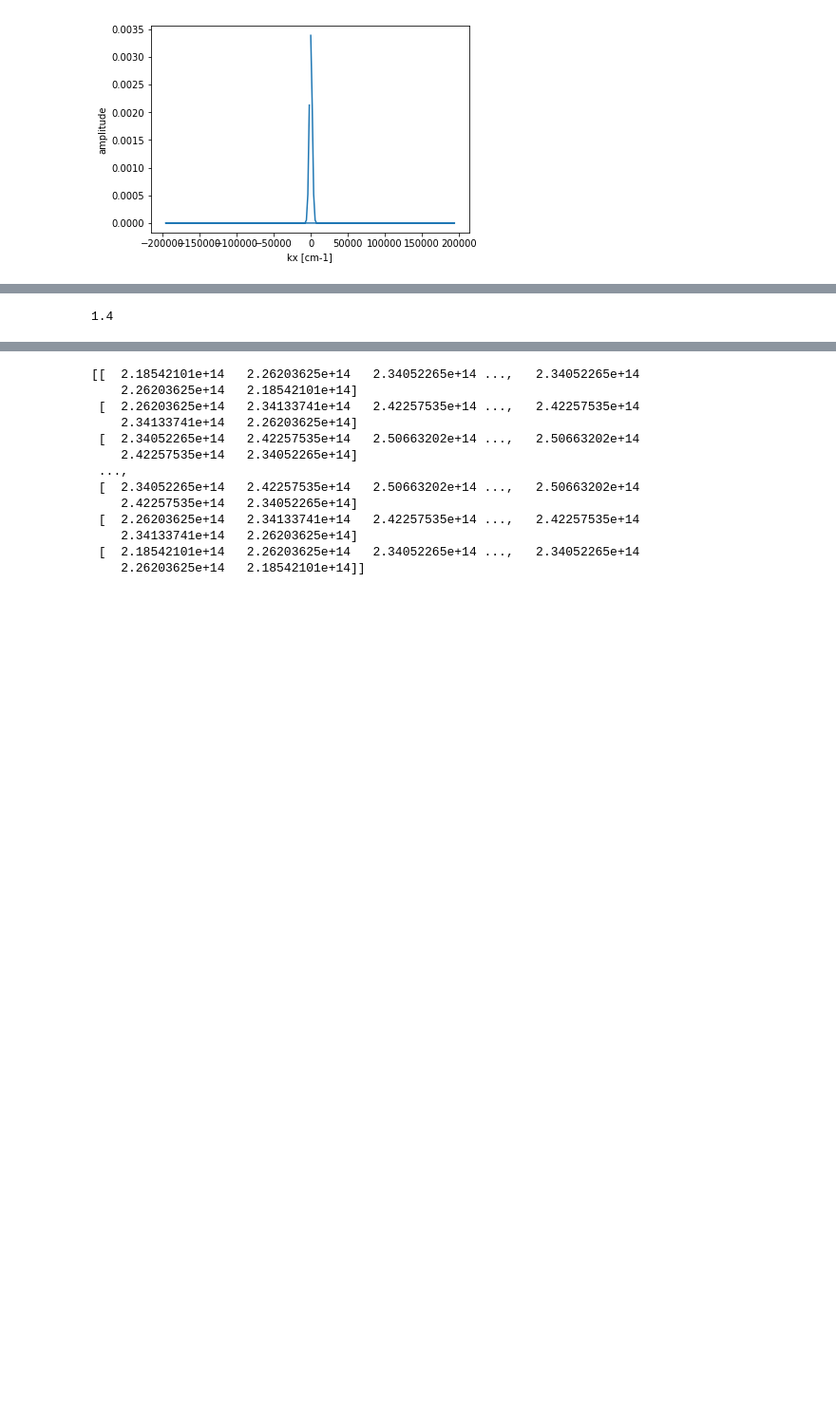
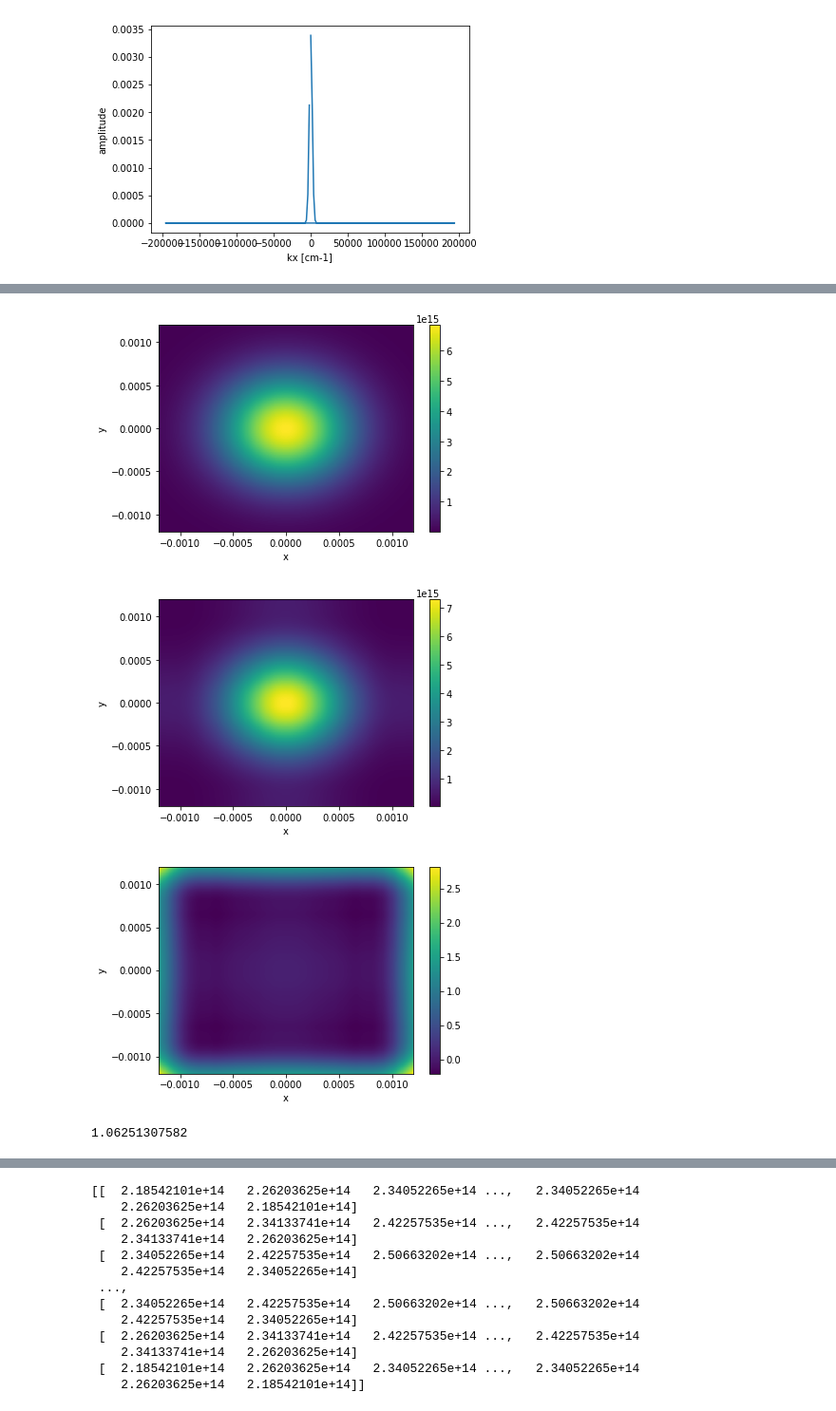
Before and after one commit to kimhong-chao/Project-PHY571, a Jupyter notebook: Design/EA.ipynb, the cells around one changed output, grey strips where cells are left out. Shown at 95% size. Saved outputs shown, nothing was run; the diff lists cells and outputs as text; code cells hidden in the pictures; blank space fills up the shorter version.

```diff
--- a/Design/EA.ipynb
+++ b/Design/EA.ipynb
@@ -259,5 +259,30 @@ fig.show()
-# %%
-print(Lz)
-# %% [output]
-1.4
+# %%
+fig, ax = plt.subplots()
+mesh = ax.pcolormesh(x, y, res_analytique(Lz))
+ax.set_xlabel('x')
+ax.set_ylabel('y')
+plt.colorbar(mesh, ax=ax)
+fig.show()
+
+fig, ax = plt.subplots()
+mesh = ax.pcolormesh(x, y, laser.matrix[-1])
+ax.set_xlabel('x')
+ax.set_ylabel('y')
+plt.colorbar(mesh, ax=ax)
+fig.show()
+
+fig, ax = plt.subplots()
+mesh = ax.pcolormesh(x, y, np.log(laser.matrix[-1]/res_analytique(Lz)))
+ax.set_xlabel('x')
+ax.set_ylabel('y')
+plt.colorbar(mesh, ax=ax)
+fig.show()
+# %% [output]
+[figure, added]
+[figure, added]
+[figure, added]
+# %%
+print(laser.matrix[-1][256,256]/res_analytique(Lz)[256,256])
+# %% [output]
+1.06251307582
 # %%
```
Also changed, not shown: parts of 3 cells of this notebook, 1 other file.
